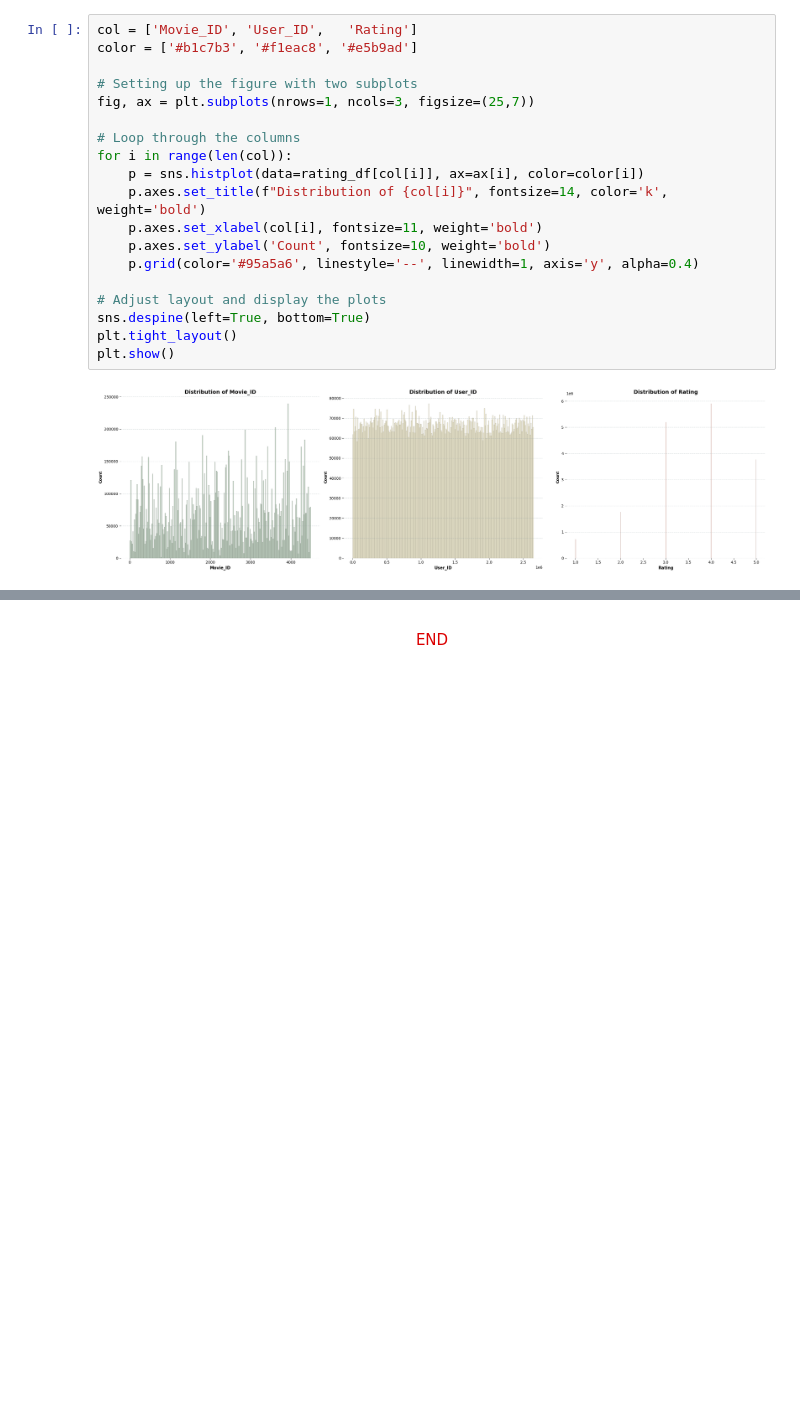
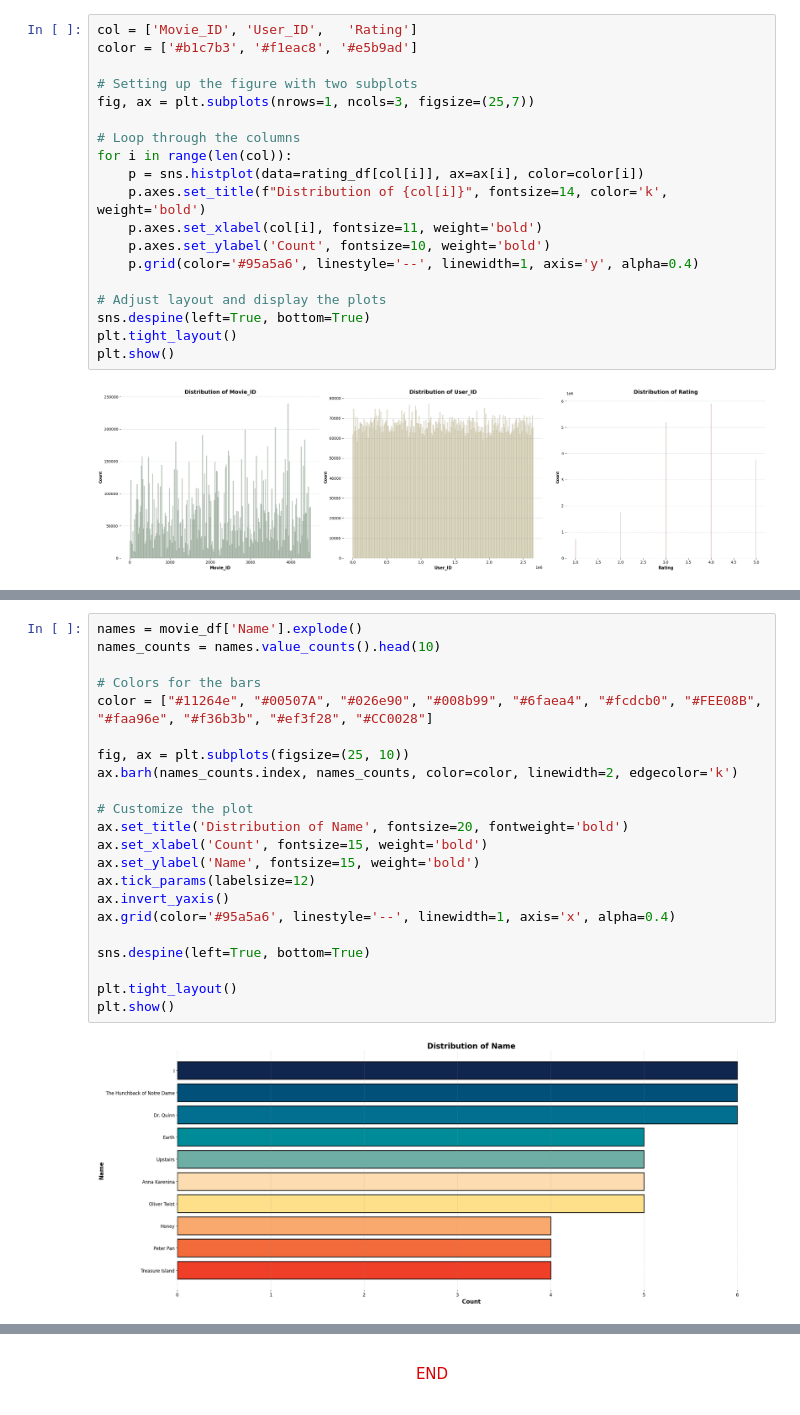
Before and after one commit to kolee1902/Data_Visualization_Lab02-Netflix, a Jupyter notebook: source/21127104_21127129.ipynb, the cells around one changed output, grey strips where cells are left out. Cells and saved outputs as stored; diff of their text form; blank space fills up the shorter version.

```diff
--- a/source/21127104_21127129.ipynb
+++ b/source/21127104_21127129.ipynb
@@ -319,0 +429,24 @@ plt.show()
+# %%
+names = movie_df['Name'].explode()
+names_counts = names.value_counts().head(10)
+
+# Colors for the bars
+color = ["#11264e", "#00507A", "#026e90", "#008b99", "#6faea4", "#fcdcb0", "#FEE08B", "#faa96e", "#f36b3b", "#ef3f28", "#CC0028"]
+
+fig, ax = plt.subplots(figsize=(25, 10))
+ax.barh(names_counts.index, names_counts, color=color, linewidth=2, edgecolor='k')
+
+# Customize the plot
+ax.set_title('Distribution of Name', fontsize=20, fontweight='bold')
+ax.set_xlabel('Count', fontsize=15, weight='bold')
+ax.set_ylabel('Name', fontsize=15, weight='bold')
+ax.tick_params(labelsize=12)
+ax.invert_yaxis()
+ax.grid(color='#95a5a6', linestyle='--', linewidth=1, axis='x', alpha=0.4)
+
+sns.despine(left=True, bottom=True)
+
+plt.tight_layout()
+plt.show()
+# %% [output]
+[figure, added]
```
Also changed, not shown: parts of 36 cells of this notebook.
